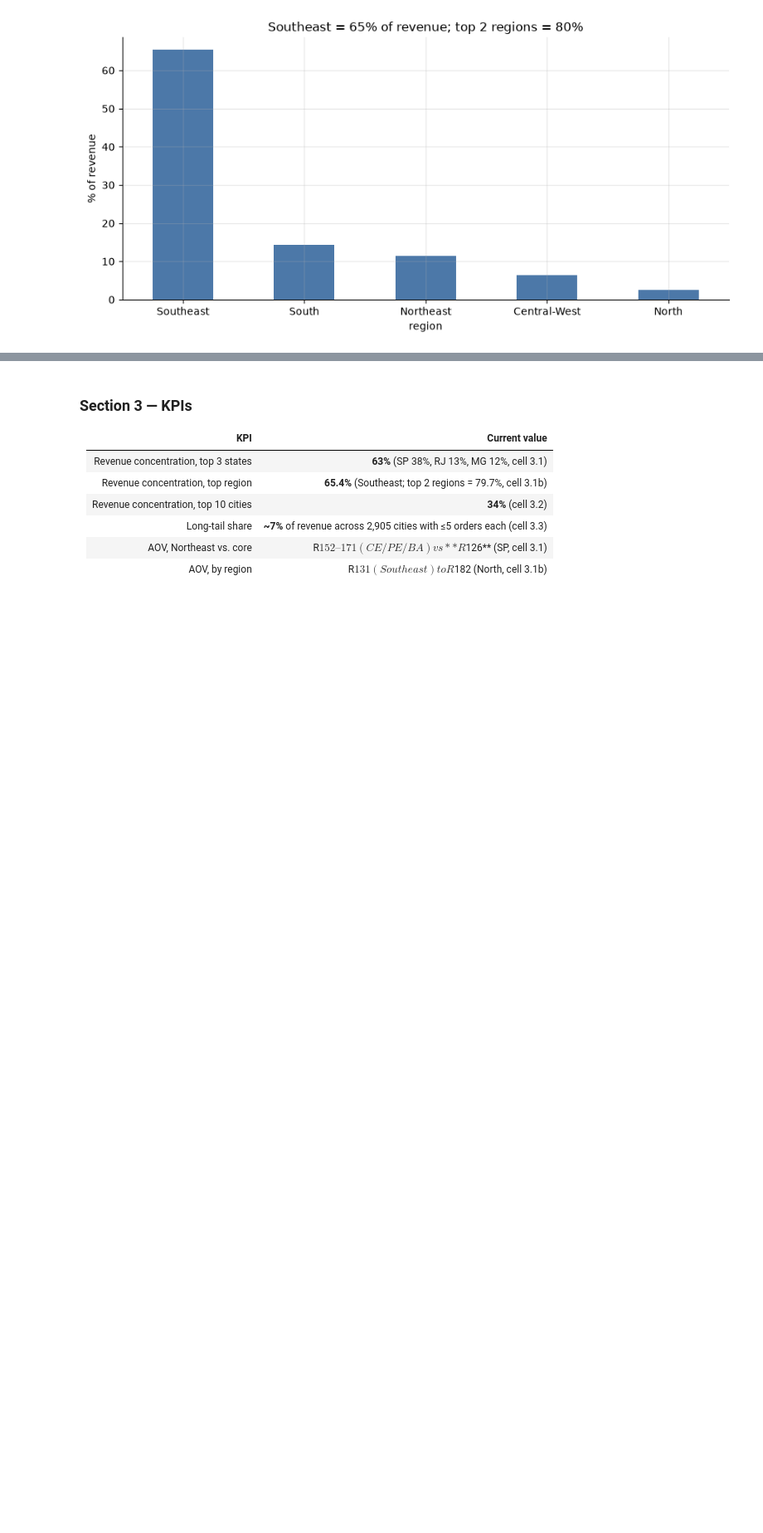
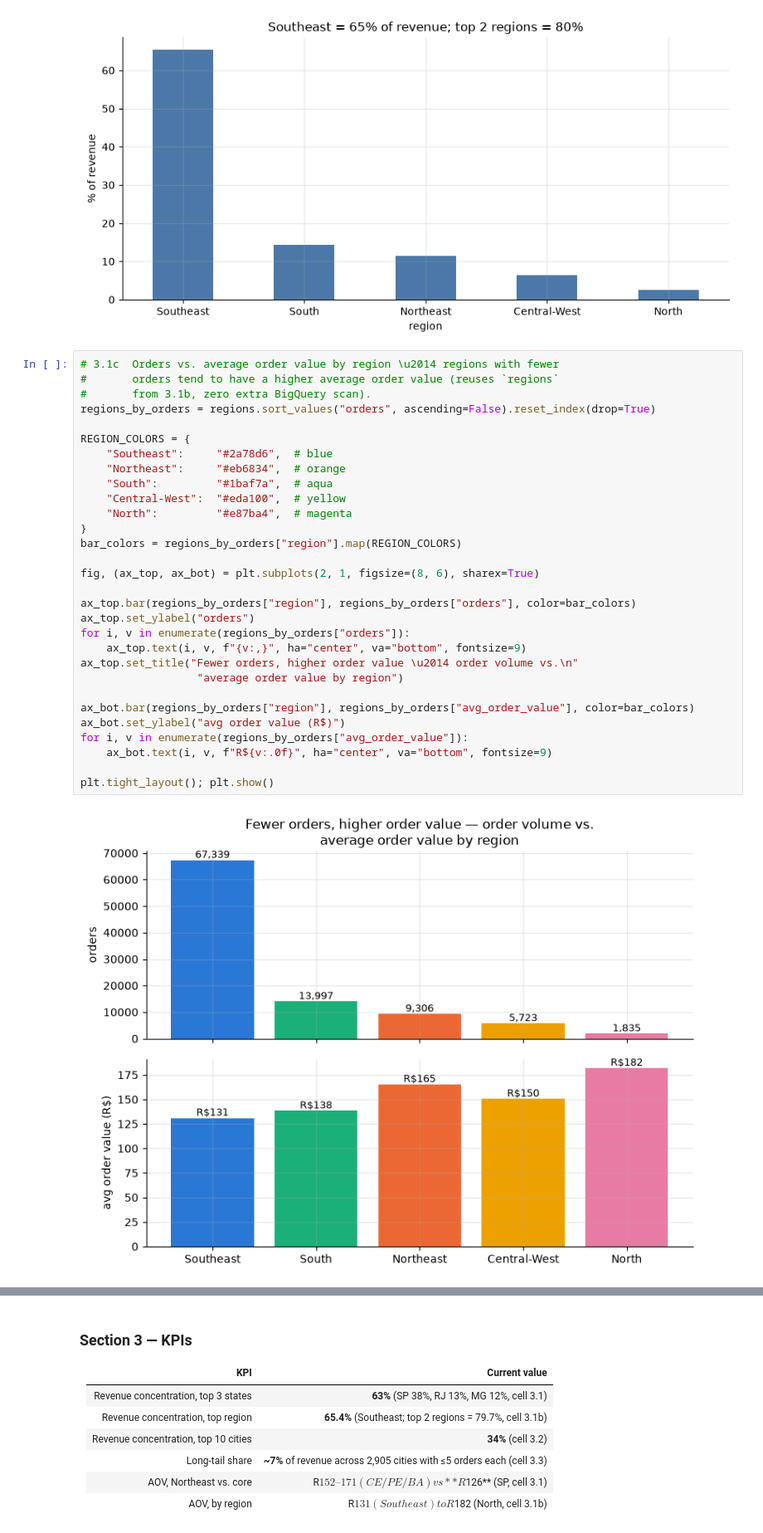
Before and after one commit to cheanwei/ntu-dsai-group5-project2, a Jupyter notebook: notebooks/01_data_profiling.ipynb, the cells around one changed output, grey strips where cells are left out. Shown at 83% size. Drawn from its saved outputs; the diff is of its cells as text; blank space fills up the shorter version.

```diff
--- a/notebooks/01_data_profiling.ipynb
+++ b/notebooks/01_data_profiling.ipynb
@@ -1118,6 +1178,38 @@ plt.tight_layout(); plt.show()
 | 3 | Central-West | 5723 | 5543 | 861227.0 | 6.38 | 97.5 | 150.49 |
 | 4 | North | 1835 | 1779 | 333933.0 | 2.47 | 100.0 | 181.98 |
 [figure]
+# %%
+# 3.1c  Orders vs. average order value by region \u2014 regions with fewer
+#       orders tend to have a higher average order value (reuses `regions`
+#       from 3.1b, zero extra BigQuery scan).
+regions_by_orders = regions.sort_values("orders", ascending=False).reset_index(drop=True)
+
+REGION_COLORS = {
+    "Southeast":     "#2a78d6",  # blue
+    "Northeast":     "#eb6834",  # orange
+    "South":         "#1baf7a",  # aqua
+    "Central-West":  "#eda100",  # yellow
+    "North":         "#e87ba4",  # magenta
+}
+bar_colors = regions_by_orders["region"].map(REGION_COLORS)
+
+fig, (ax_top, ax_bot) = plt.subplots(2, 1, figsize=(8, 6), sharex=True)
+
+ax_top.bar(regions_by_orders["region"], regions_by_orders["orders"], color=bar_colors)
+ax_top.set_ylabel("orders")
+for i, v in enumerate(regions_by_orders["orders"]):
+    ax_top.text(i, v, f"{v:,}", ha="center", va="bottom", fontsize=9)
+ax_top.set_title("Fewer orders, higher order value \u2014 order volume vs.\n"
+                  "average order value by region")
+
+ax_bot.bar(regions_by_orders["region"], regions_by_orders["avg_order_value"], color=bar_colors)
+ax_bot.set_ylabel("avg order value (R$)")
+for i, v in enumerate(regions_by_orders["avg_order_value"]):
+    ax_bot.text(i, v, f"R${v:.0f}", ha="center", va="bottom", fontsize=9)
+
+plt.tight_layout(); plt.show()
+# %% [output]
+[figure, added]
 # %%
 # 3.2  Top cities by revenue, with cumulative share (Pareto view).
 sql = """
```
Also changed, not shown: parts of 9 cells of this notebook.
